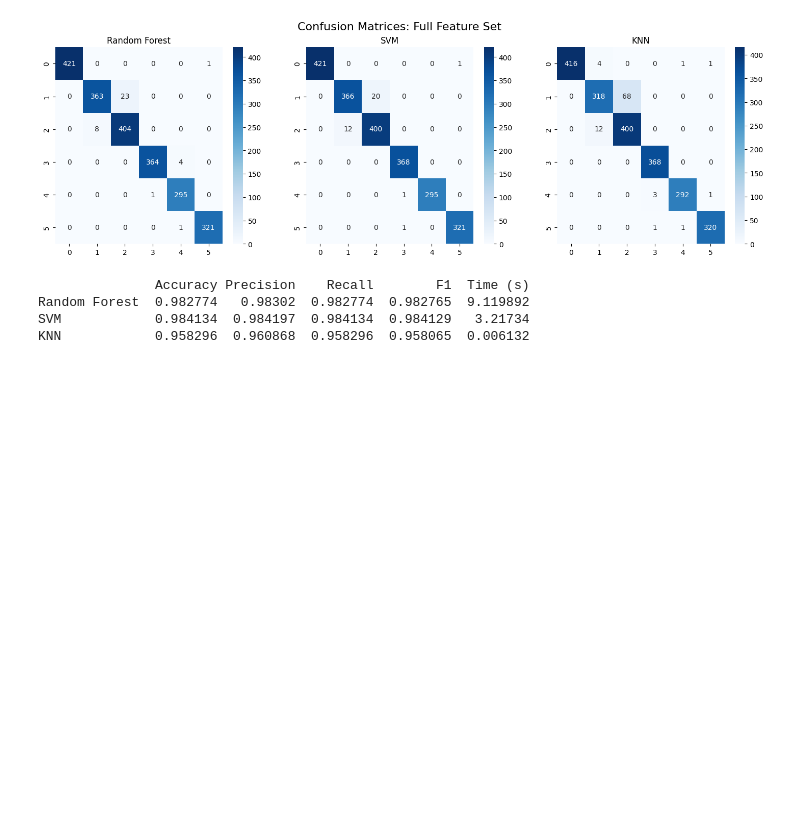
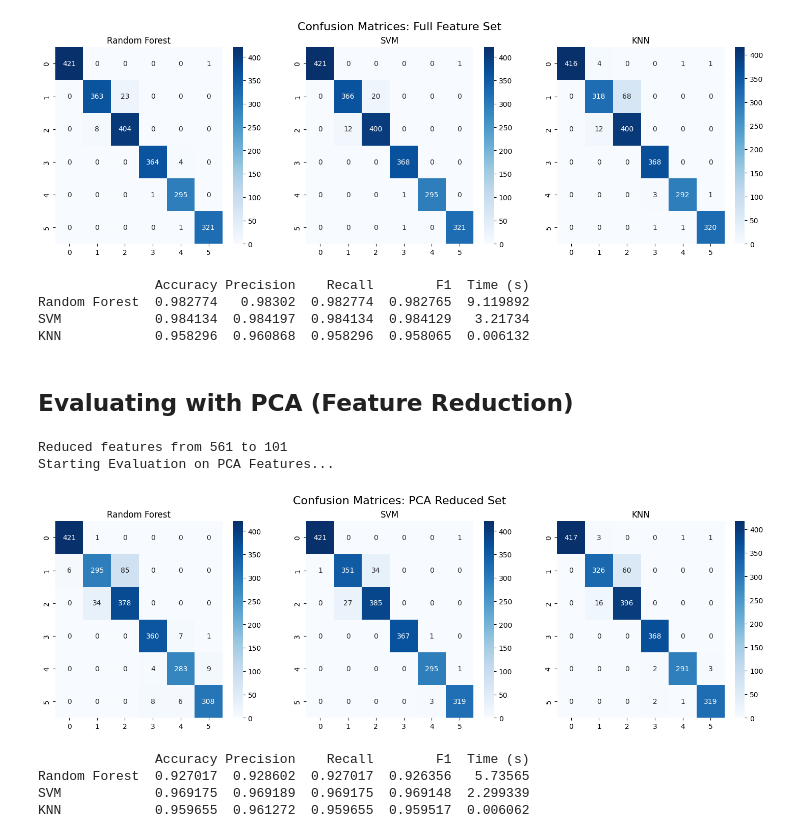
Before and after one commit to FaizanAshrafBSE173070/hertsfypproject, a Jupyter notebook: Codefyp.ipynb, the cells around one changed output. Cells and saved outputs as stored; diff of their text form; code cells hidden in the pictures; blank space fills up the shorter version.

```diff
--- a/Codefyp.ipynb
+++ b/Codefyp.ipynb
@@ -212,3 +212,27 @@ Starting Evaluation on All Features...
 Random Forest  0.982774   0.98302  0.982774  0.982765  9.119892
 SVM            0.984134  0.984197  0.984134  0.984129   3.21734
 KNN            0.958296  0.960868  0.958296  0.958065  0.006132
+# %% [markdown]
+## **Evaluating with PCA (Feature Reduction)**
+# %%
+# Apply PCA
+pca = PCA(n_components=0.95)
+X_train_pca = pca.fit_transform(X_train_full)
+X_test_pca = pca.transform(X_test_full)
+
+print(f"\nReduced features from 561 to {X_train_pca.shape[1]}")
+
+print("Starting Evaluation on PCA Features...")
+pca_features_results = evaluate_models(X_train_pca, X_test_pca, y_train, y_test, "PCA Reduced Set")
+
+# Display Results
+df_pca = pd.DataFrame(pca_features_results).T.drop('y_prob', axis=1)
+print(df_pca)
+# %% [output]
+Reduced features from 561 to 101
+Starting Evaluation on PCA Features...
+[figure, added]
+               Accuracy Precision    Recall        F1  Time (s)
+Random Forest  0.927017  0.928602  0.927017  0.926356   5.73565
+SVM            0.969175  0.969189  0.969175  0.969148  2.299339
+KNN            0.959655  0.961272  0.959655  0.959517  0.006062
```
Also changed, not shown: parts of 15 cells of this notebook.
